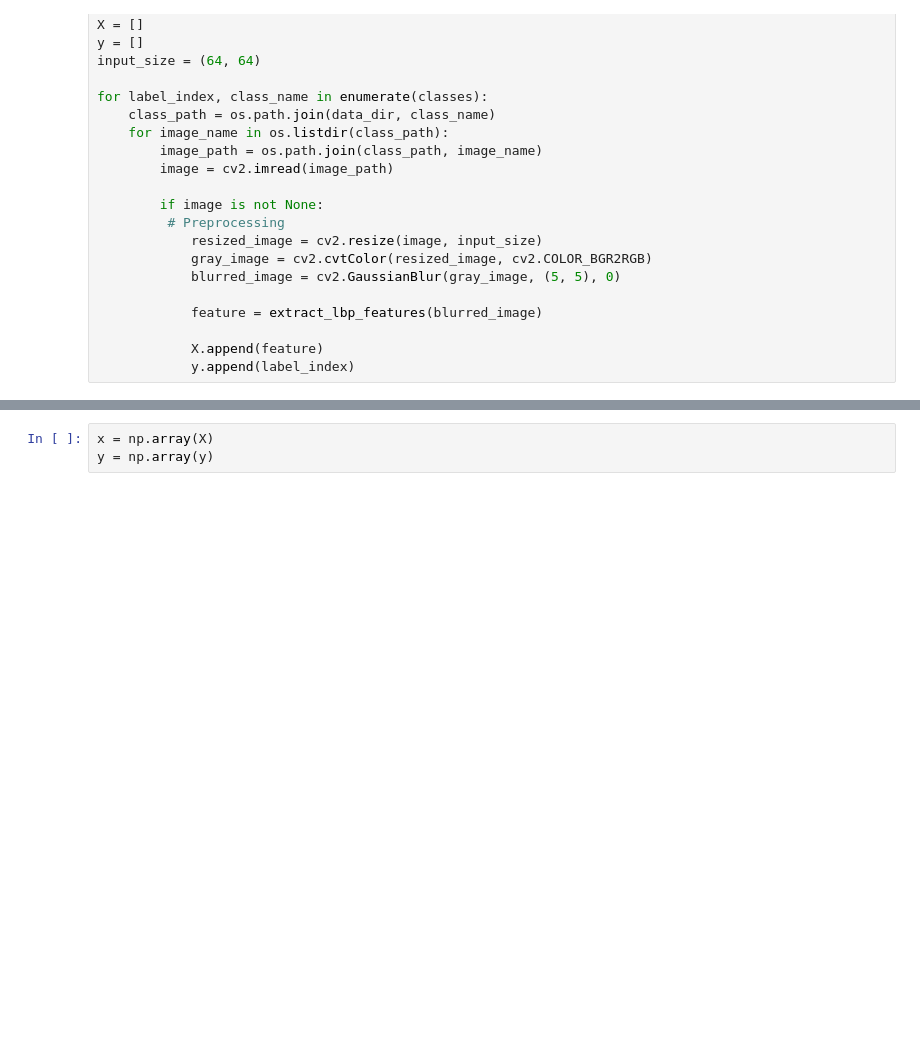
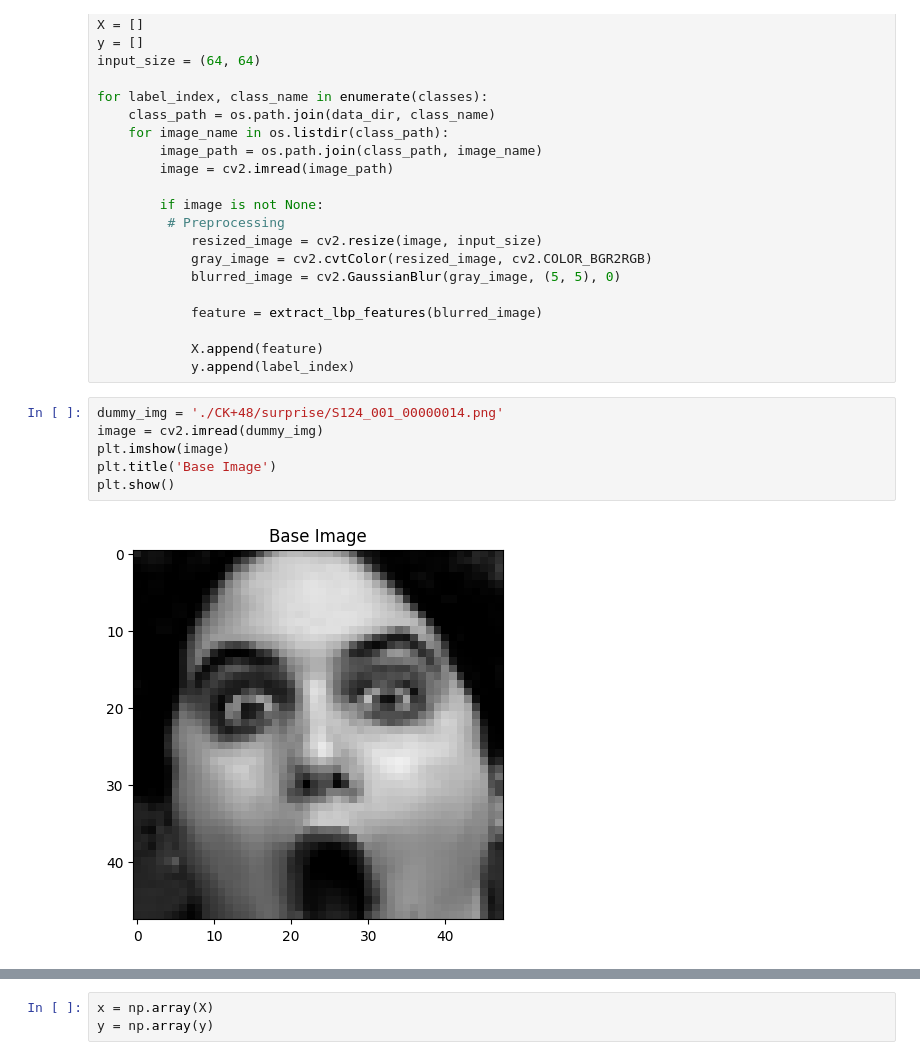
Before and after one commit to histeris/Face_Emotion_Project, a Jupyter notebook: LBP_Face_Detection.ipynb, the cells around one changed output, grey strips where cells are left out. Cells and saved outputs as stored; diff of their text form; blank space fills up the shorter version.

```diff
--- a/LBP_Face_Detection.ipynb
+++ b/LBP_Face_Detection.ipynb
@@ -51,3 +51,11 @@ for label_index, class_name in enumerate(classes):
 
             X.append(feature)
             y.append(label_index)
+# %%
+dummy_img = './CK+48/surprise/S124_001_00000014.png'
+image = cv2.imread(dummy_img)
+plt.imshow(image)
+plt.title('Base Image')
+plt.show()
+# %% [output]
+[figure, added]
```
Also changed, not shown: parts of 1 cell of this notebook, 7 other files.
